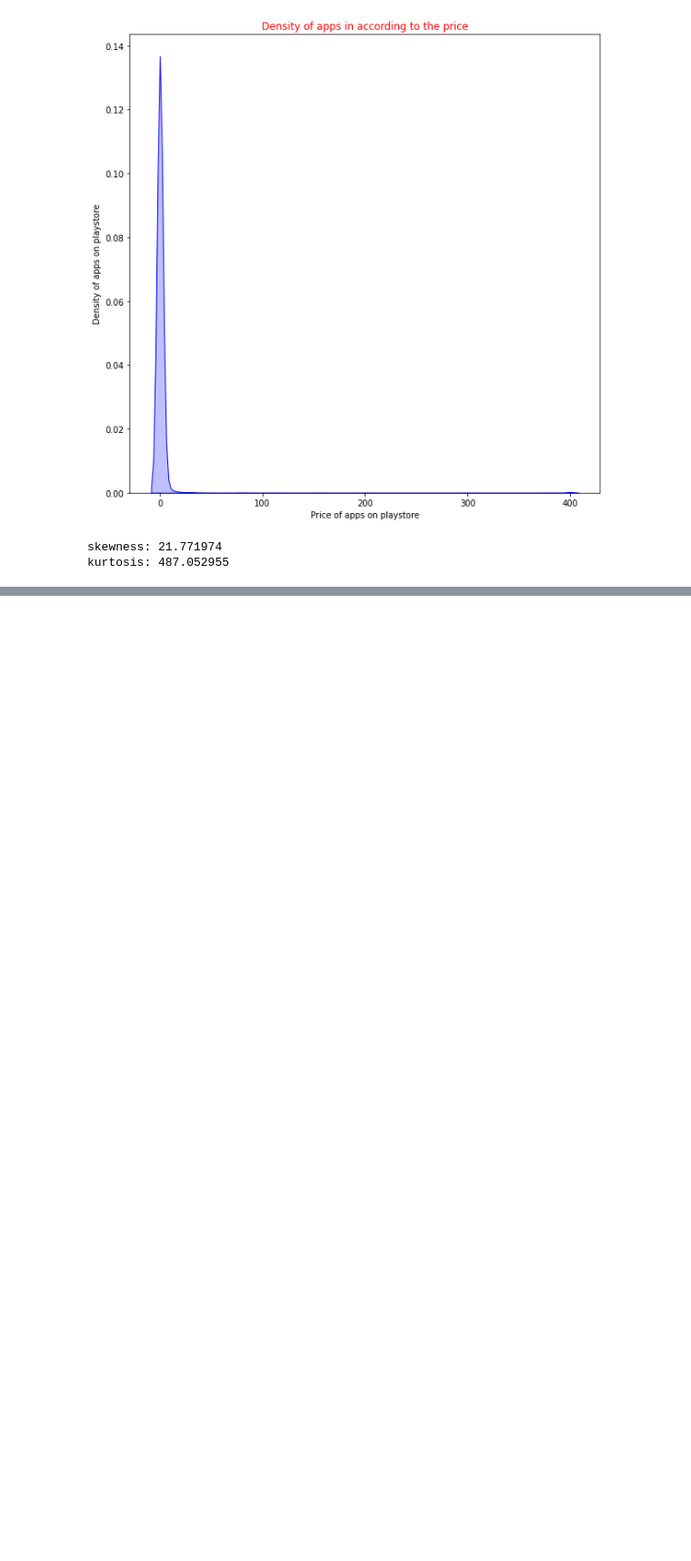
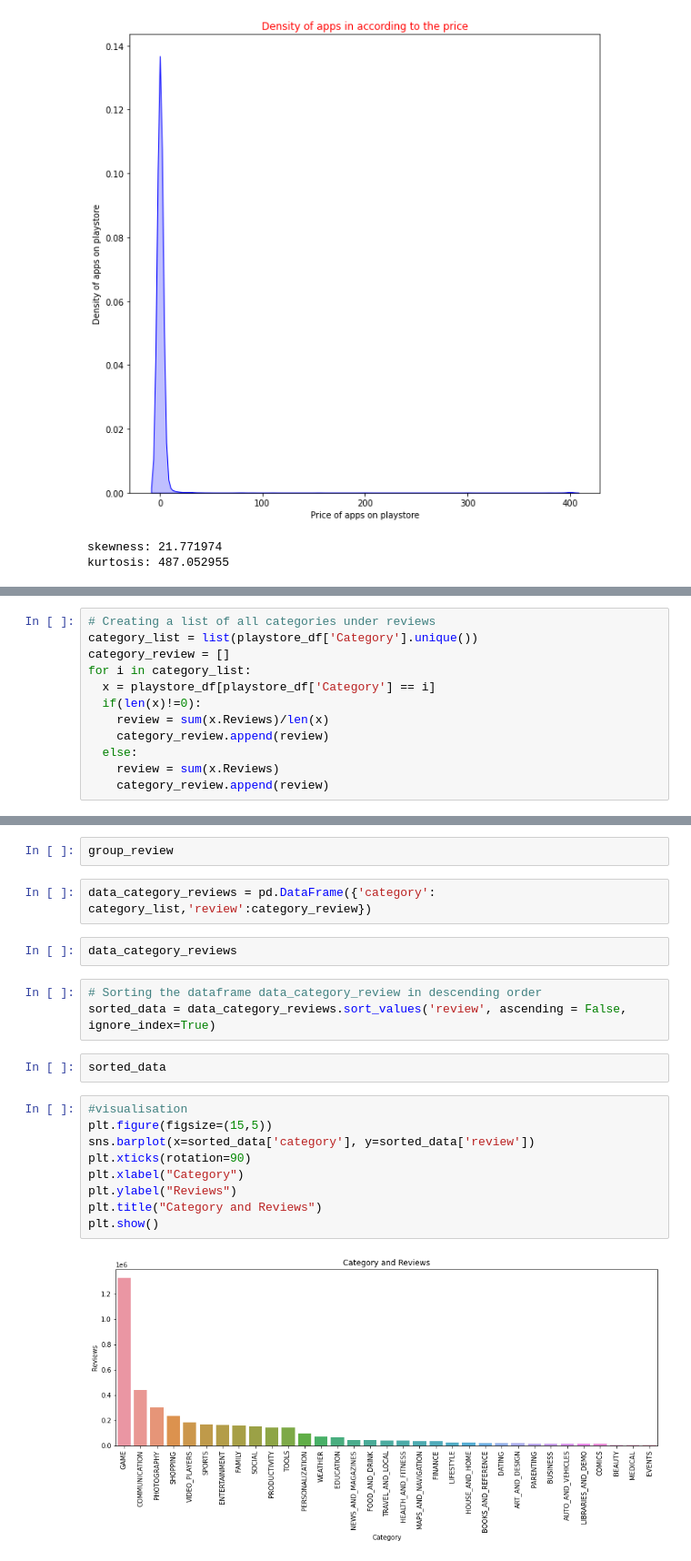
Before and after one commit to Bishawa/play-store-app-review-analysis, a Jupyter notebook: Bishawajeet_Singha_Play_Store_App_Review_Analysis.ipynb, the cells around one changed output, grey strips where cells are left out. Shown at 91% size. Saved outputs shown, nothing was run; the diff lists cells and outputs as text; blank space fills up the shorter version.

```diff
--- a/Bishawajeet_Singha_Play_Store_App_Review_Analysis.ipynb
+++ b/Bishawajeet_Singha_Play_Store_App_Review_Analysis.ipynb
@@ -708,0 +726,12 @@ df.head(5)
+# %%
+# Creating a list of all categories under reviews
+category_list = list(playstore_df['Category'].unique())
+category_review = []
+for i in category_list:
+  x = playstore_df[playstore_df['Category'] == i]
+  if(len(x)!=0):
+    review = sum(x.Reviews)/len(x)
+    category_review.append(review)
+  else:
+    review = sum(x.Reviews)
+    category_review.append(review)
@@ -708,0 +741,22 @@ df.head(5)
+# %%
+group_review
+# %%
+data_category_reviews = pd.DataFrame({'category': category_list,'review':category_review})
+# %%
+data_category_reviews
+# %%
+# Sorting the dataframe data_category_review in descending order
+sorted_data = data_category_reviews.sort_values('review', ascending = False, ignore_index=True)
+# %%
+sorted_data
+# %%
+#visualisation
+plt.figure(figsize=(15,5))
+sns.barplot(x=sorted_data['category'], y=sorted_data['review'])
+plt.xticks(rotation=90)
+plt.xlabel("Category")
+plt.ylabel("Reviews")
+plt.title("Category and Reviews")
+plt.show()
+# %% [output]
+[figure, added]
```
Also changed, not shown: parts of 36 cells of this notebook.
